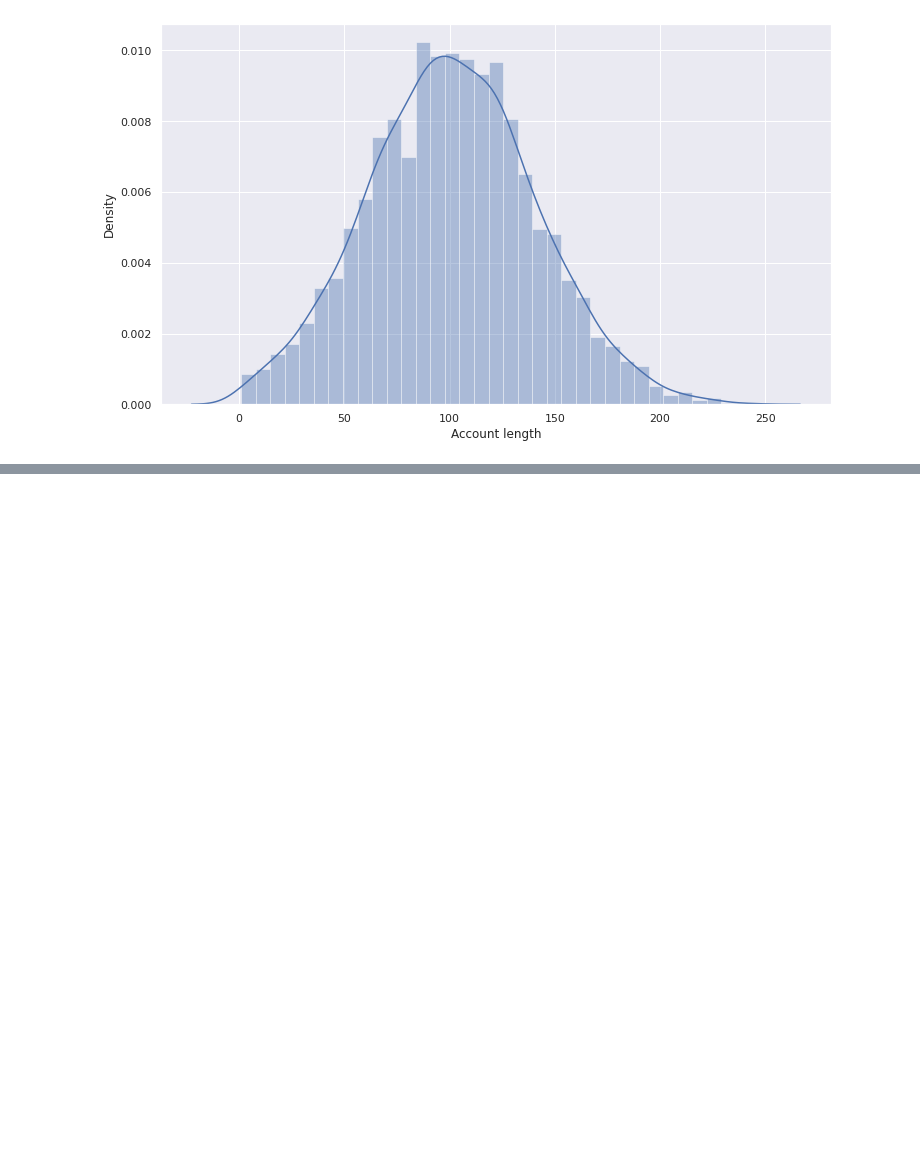
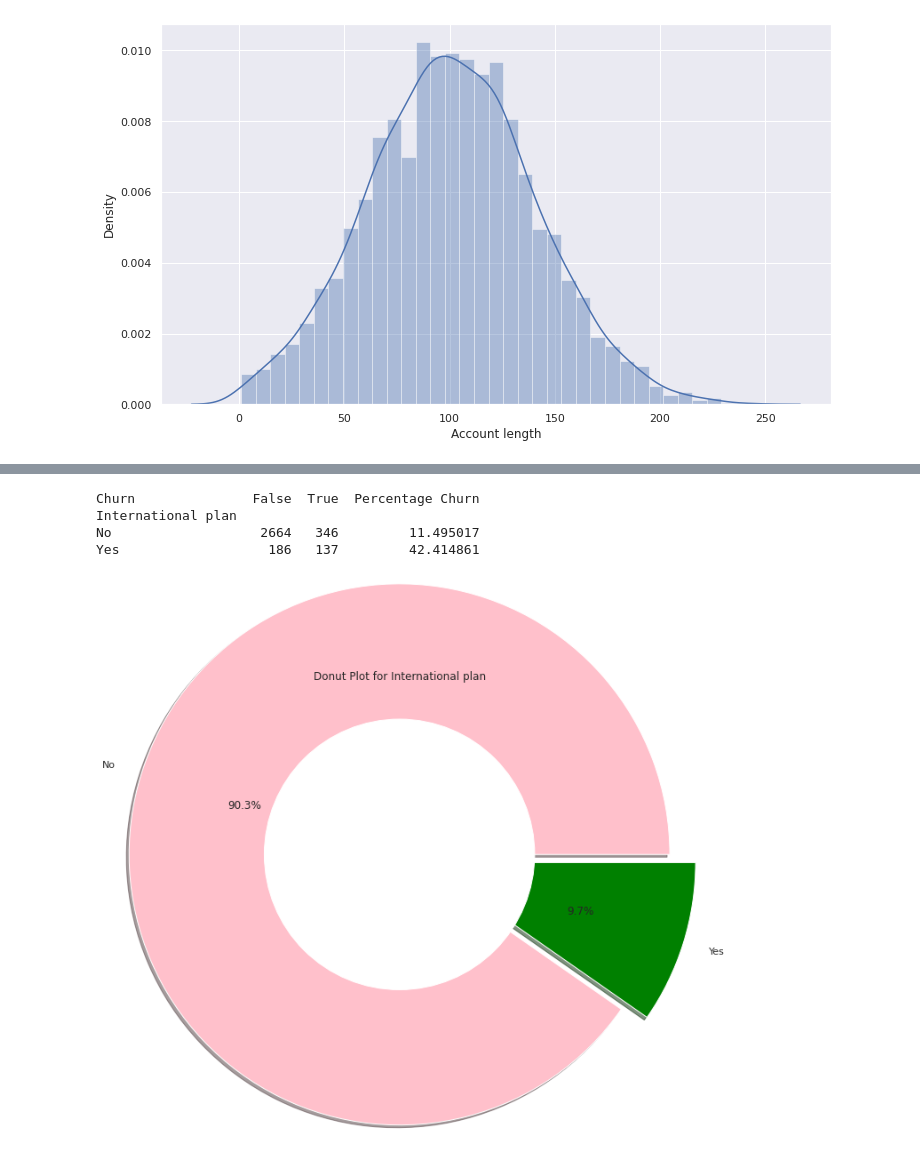
Before and after one commit to spradeepgit/Telecom_Churn_Analysis, a Jupyter notebook: Telecom_Churn_Analysis_Capstone_Project_2.ipynb, the cells around one changed output, grey strips where cells are left out. Saved outputs shown, nothing was run; the diff lists cells and outputs as text; code cells hidden in the pictures; blank space fills up the shorter version.

```diff
--- a/Telecom_Churn_Analysis_Capstone_Project_2.ipynb
+++ b/Telecom_Churn_Analysis_Capstone_Project_2.ipynb
@@ -408,0 +436,22 @@ sns.distplot(telecom_df['Account length'])
+# %%
+#Calculate the International Plan vs Churn percentage
+International_plan_data = pd.crosstab(telecom_df["International plan"],telecom_df["Churn"])
+International_plan_data['Percentage Churn'] = International_plan_data.apply(lambda x : x[1]*100/(x[0]+x[1]),axis = 1)
+print(International_plan_data)
+# %% [output]
+Churn               False  True  Percentage Churn
+International plan
+No                   2664   346         11.495017
+Yes                   186   137         42.414861
+# %%
+#To get the Donut Plot to analyze International Plan
+data = telecom_df['International plan'].value_counts()
+explode = (0, 0.2)
+plt.pie(data, explode = explode,autopct='%1.1f%%',shadow=True,radius =2.0, labels = ['No','Yes'],colors=['pink' ,'green'])
+circle = plt.Circle( (0,0), 1, color='white')
+p=plt.gcf()
+p.gca().add_artist(circle)
+plt.title('Donut Plot for International plan')
+plt.show()
+# %% [output]
+[figure, added]
```
Also changed, not shown: parts of 23 cells of this notebook.
